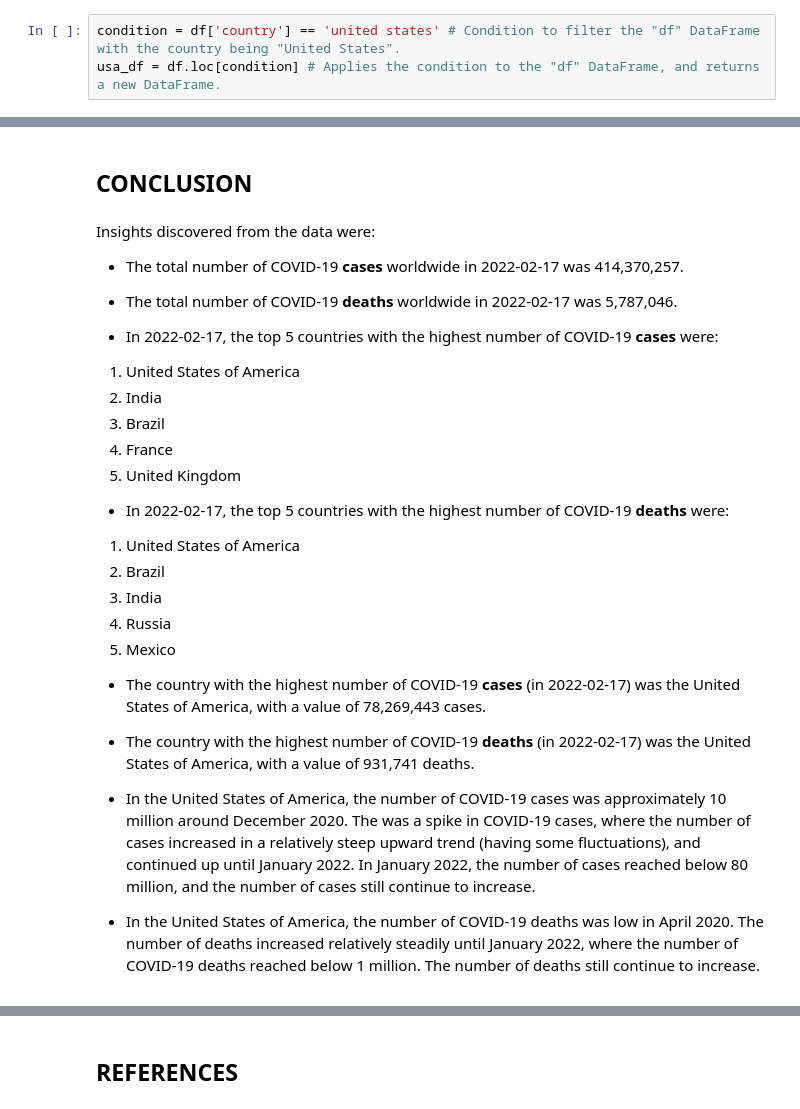
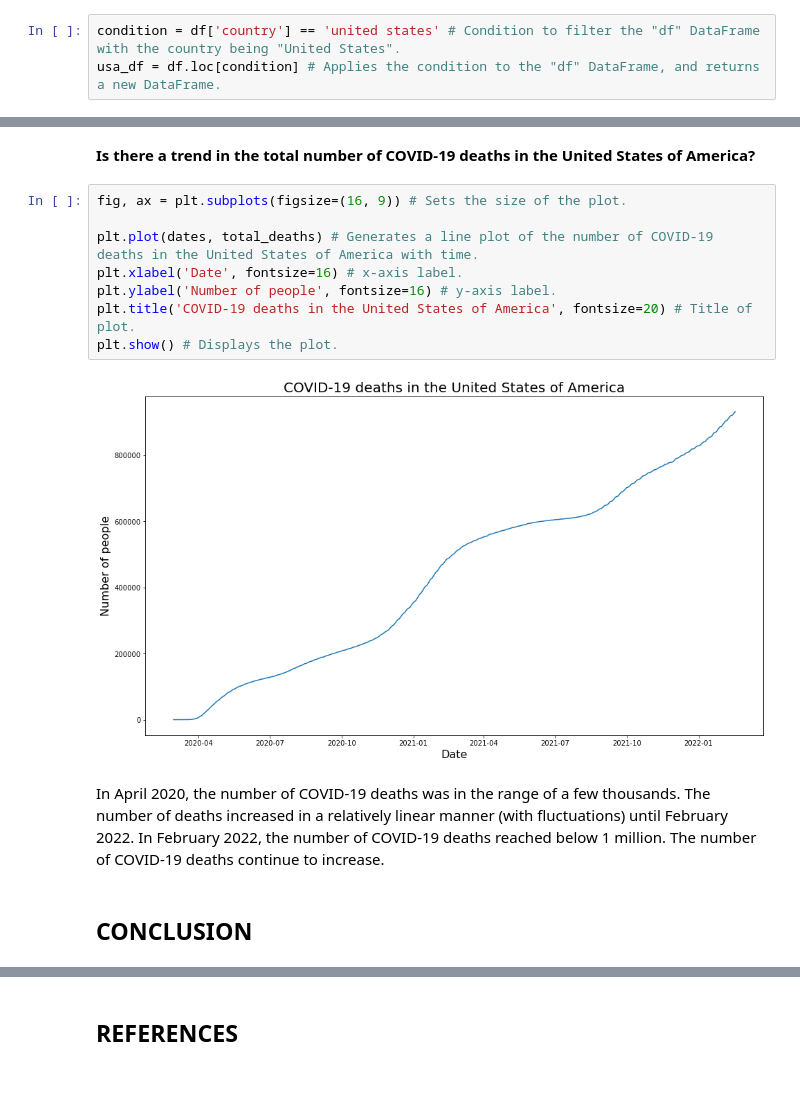
Before and after one commit to davidehosein/COVID-19-Analysis, a Jupyter notebook: covid_19_analysis.ipynb, the cells around one changed output, grey strips where cells are left out. Saved outputs shown, nothing was run; the diff lists cells and outputs as text; blank space fills up the shorter version.

```diff
--- a/covid_19_analysis.ipynb
+++ b/covid_19_analysis.ipynb
@@ -612,29 +610,16 @@ In April 2020, the number of COVID-19 deaths was low. The number of deaths incre
+# %% [markdown]
+**Is there a trend in the total number of COVID-19 deaths in the United States of America?**
+# %%
+fig, ax = plt.subplots(figsize=(16, 9)) # Sets the size of the plot.
+
+plt.plot(dates, total_deaths) # Generates a line plot of the number of COVID-19 deaths in the United States of America with time.
+plt.xlabel('Date', fontsize=16) # x-axis label.
+plt.ylabel('Number of people', fontsize=16) # y-axis label.
+plt.title('COVID-19 deaths in the United States of America', fontsize=20) # Title of plot.
+plt.show() # Displays the plot.
+# %% [output]
+[figure, added]
+# %% [markdown]
+In April 2020, the number of COVID-19 deaths was in the range of a few thousands. The number of deaths increased in a relatively linear manner (with fluctuations) until February 2022. In February 2022, the number of COVID-19 deaths reached below 1 million. The number of COVID-19 deaths continue to increase.
 # %% [markdown]
 ## CONCLUSION <a class="anchor" id="conclusion">
-# %% [markdown]
-Insights discovered from the data were:
-
-* The total number of COVID-19 **cases** worldwide in 2022-02-17 was 414,370,257.
-* The total number of COVID-19 **deaths** worldwide in 2022-02-17 was 5,787,046.
-
-
-* In 2022-02-17, the top 5 countries with the highest number of COVID-19 **cases** were:
-1. United States of America
-2. India
-3. Brazil
-4. France
-5. United Kingdom
-
-* In 2022-02-17, the top 5 countries with the highest number of COVID-19 **deaths** were:
-1. United States of America
-2. Brazil
-3. India
-4. Russia
-5. Mexico
-
-* The country with the highest number of COVID-19 **cases** (in 2022-02-17) was the United States of America, with a value of 78,269,443 cases.
-* The country with the highest number of COVID-19 **deaths** (in 2022-02-17) was the United States of America, with a value of 931,741 deaths.
-
-* In the United States of America, the number of COVID-19 cases was approximately 10 million around December 2020. The was a spike in COVID-19 cases, where the number of cases increased in a relatively steep upward trend (having some fluctuations), and continued up until January 2022. In January 2022, the number of cases reached below 80 million, and the number of cases still continue to increase.
-
-* In the United States of America, the number of COVID-19 deaths was low in April 2020. The number of deaths increased relatively steadily until January 2022, where the number of COVID-19 deaths reached below 1 million. The number of deaths still continue to increase.
```
Also changed, not shown: parts of 29 cells of this notebook.
